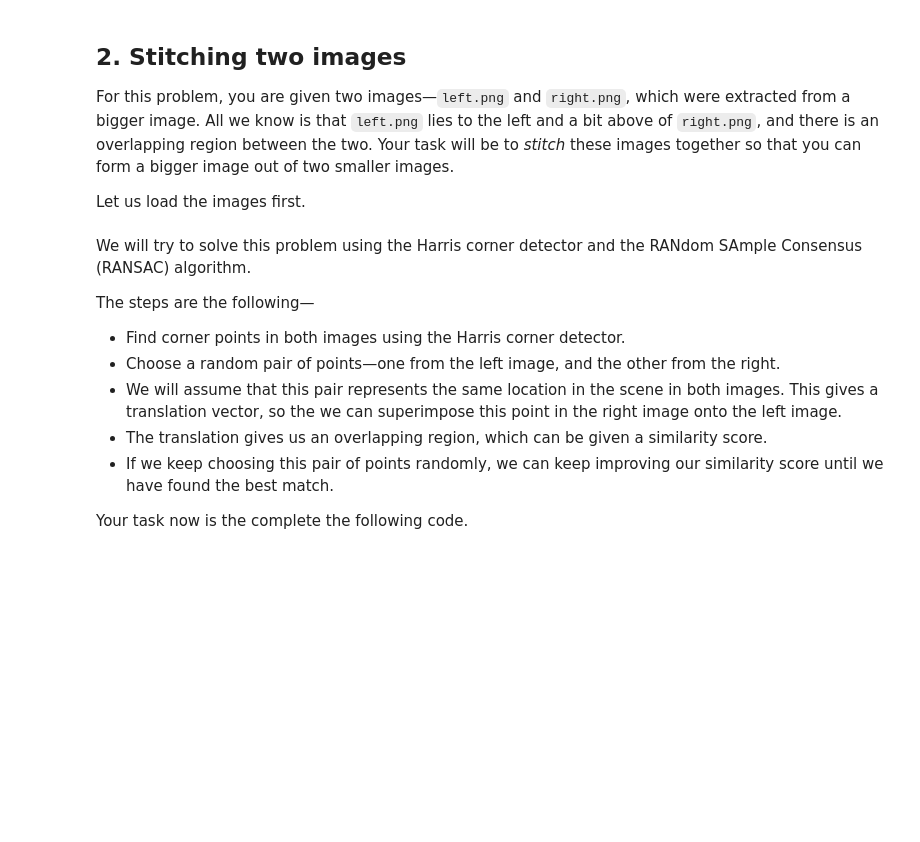
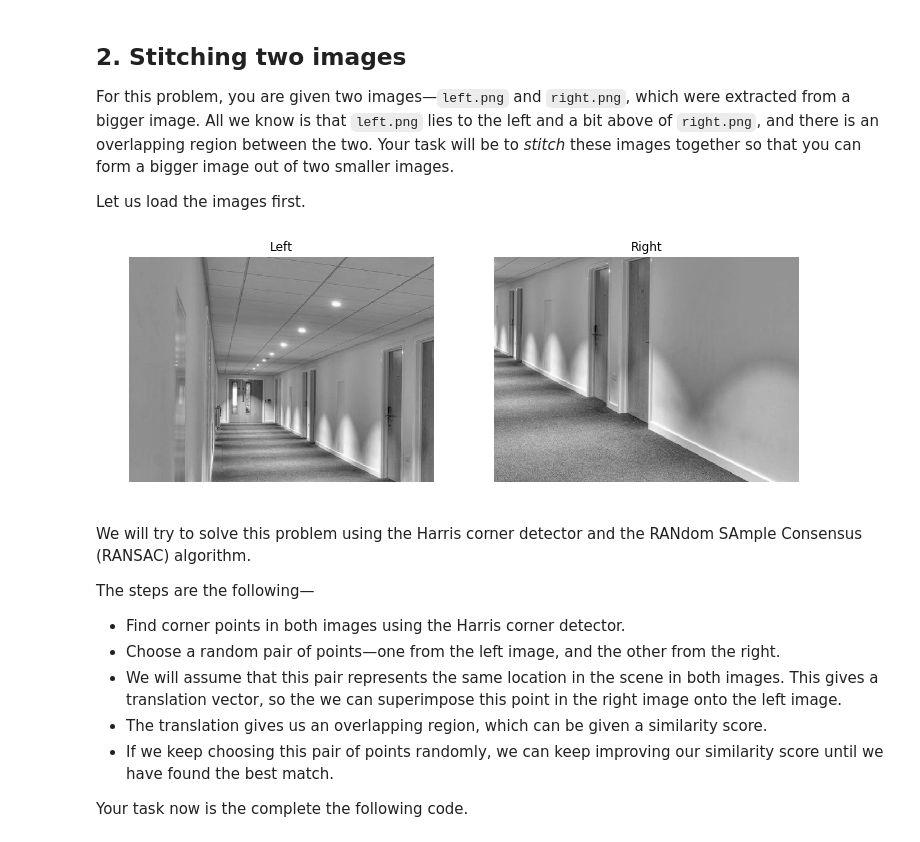
Before and after one commit to schwobr/VIC_Assignment1, a Jupyter notebook: VIC2018_Assignment1.ipynb, the cells around one changed output. Saved outputs shown, nothing was run; the diff lists cells and outputs as text; code cells hidden in the pictures; blank space fills up the shorter version.

```diff
--- a/VIC2018_Assignment1.ipynb
+++ b/VIC2018_Assignment1.ipynb
@@ -174,24 +179,26 @@ For this problem, you are given two images&mdash;`left.png` and `right.png`, whi
 Let us load the images first.
 # %%
 left_img   = cv2.imread('left.png')
-left_img   = cv2.cvtColor(left_img, cv2.COLOR_RGB2GRAY)
+left_img   = cv2.cvtColor(left_img, cv2.COLOR_RGB2GRAY)/255
 
 right_img  = cv2.imread('right.png')
-right_img  = cv2.cvtColor(right_img, cv2.COLOR_RGB2GRAY)
+right_img  = cv2.cvtColor(right_img, cv2.COLOR_RGB2GRAY)/255
 
 plt.figure(figsize=(12,6))
 
 plt.subplot(1, 2, 1)
 plt.imshow(left_img, cmap='gray')
 plt.axis('off')
 plt.title('Left')
 
 plt.subplot(1, 2, 2)
 plt.imshow(right_img, cmap='gray')
 plt.axis('off')
 plt.title('Right')
 
 plt.show()
+# %% [output]
+[figure, added]
 # %% [markdown]
 We will try to solve this problem using the Harris corner detector and the RANdom SAmple Consensus (RANSAC) algorithm.
 
```
Also changed, not shown: parts of 4 cells of this notebook.
